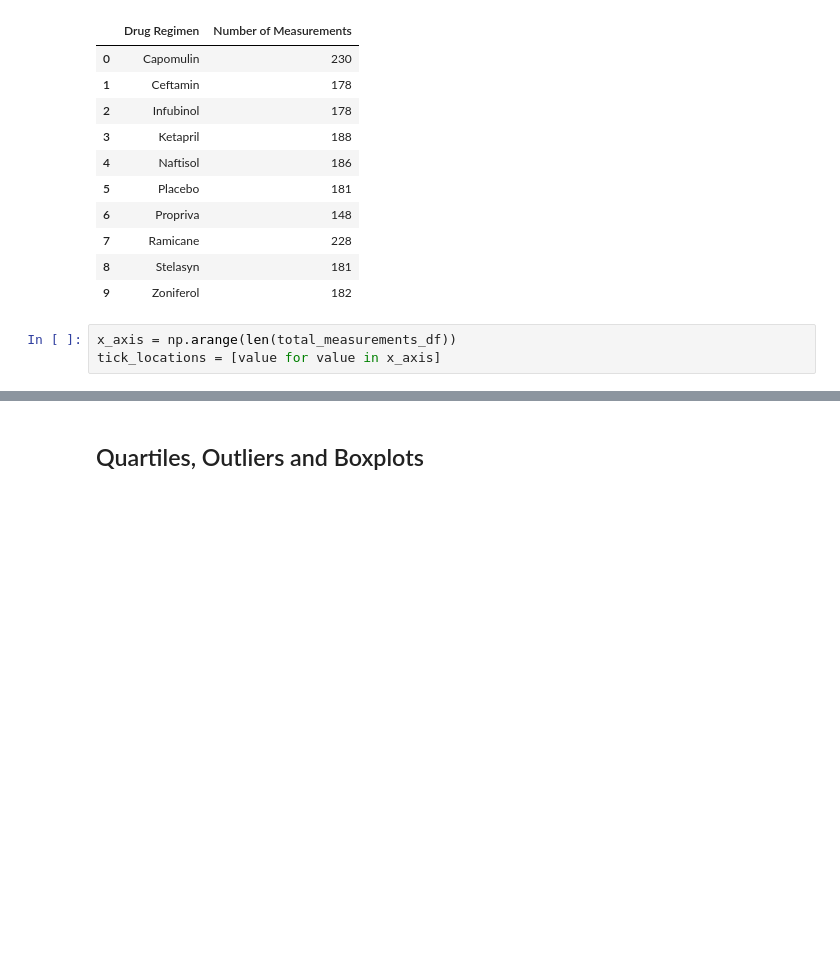
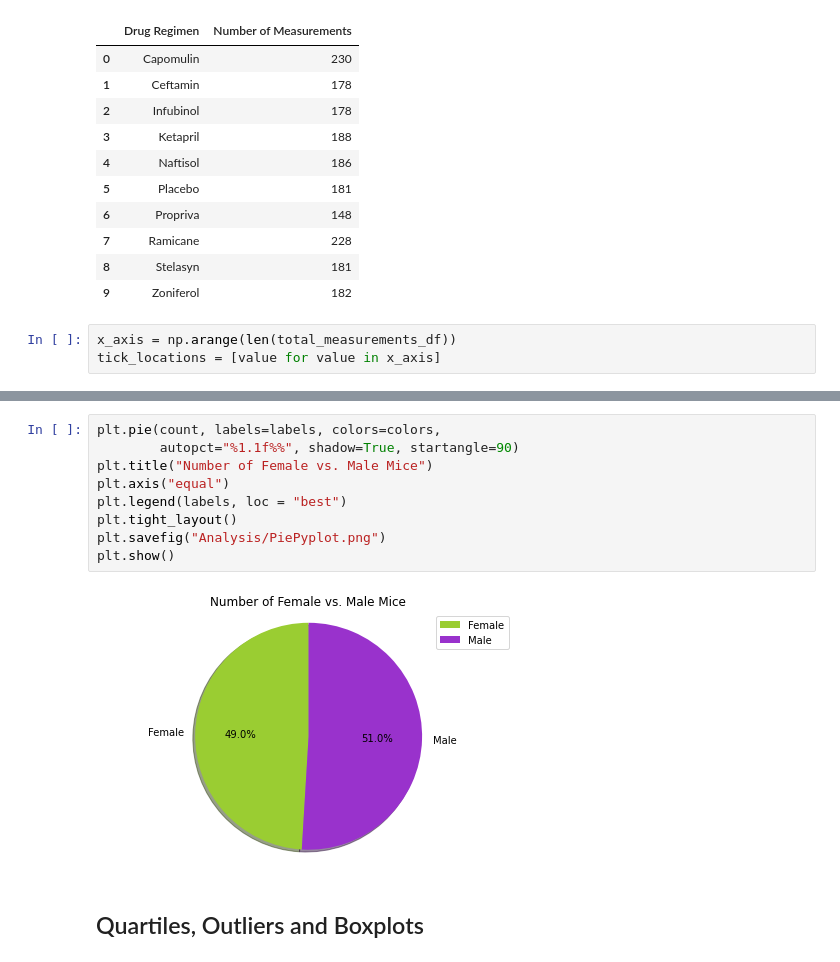
Before and after one commit to bminhas01/matplotlib-challenge, a Jupyter notebook: pymaceuticals_starter.ipynb, the cells around one changed output, grey strips where cells are left out. Saved outputs shown, nothing was run; the diff lists cells and outputs as text; blank space fills up the shorter version.

```diff
--- a/pymaceuticals_starter.ipynb
+++ b/pymaceuticals_starter.ipynb
@@ -185,3 +198,14 @@ plt.show()
+# %%
+plt.pie(count, labels=labels, colors=colors,
+        autopct="%1.1f%%", shadow=True, startangle=90)
+plt.title("Number of Female vs. Male Mice")
+plt.axis("equal")
+plt.legend(labels, loc = "best")
+plt.tight_layout()
+plt.savefig("Analysis/PiePyplot.png")
+plt.show()
+# %% [output]
+[figure, added]
 # %% [markdown]
 ## Quartiles, Outliers and Boxplots
 # %%
```
Also changed, not shown: parts of 6 cells of this notebook, 2 other files.
